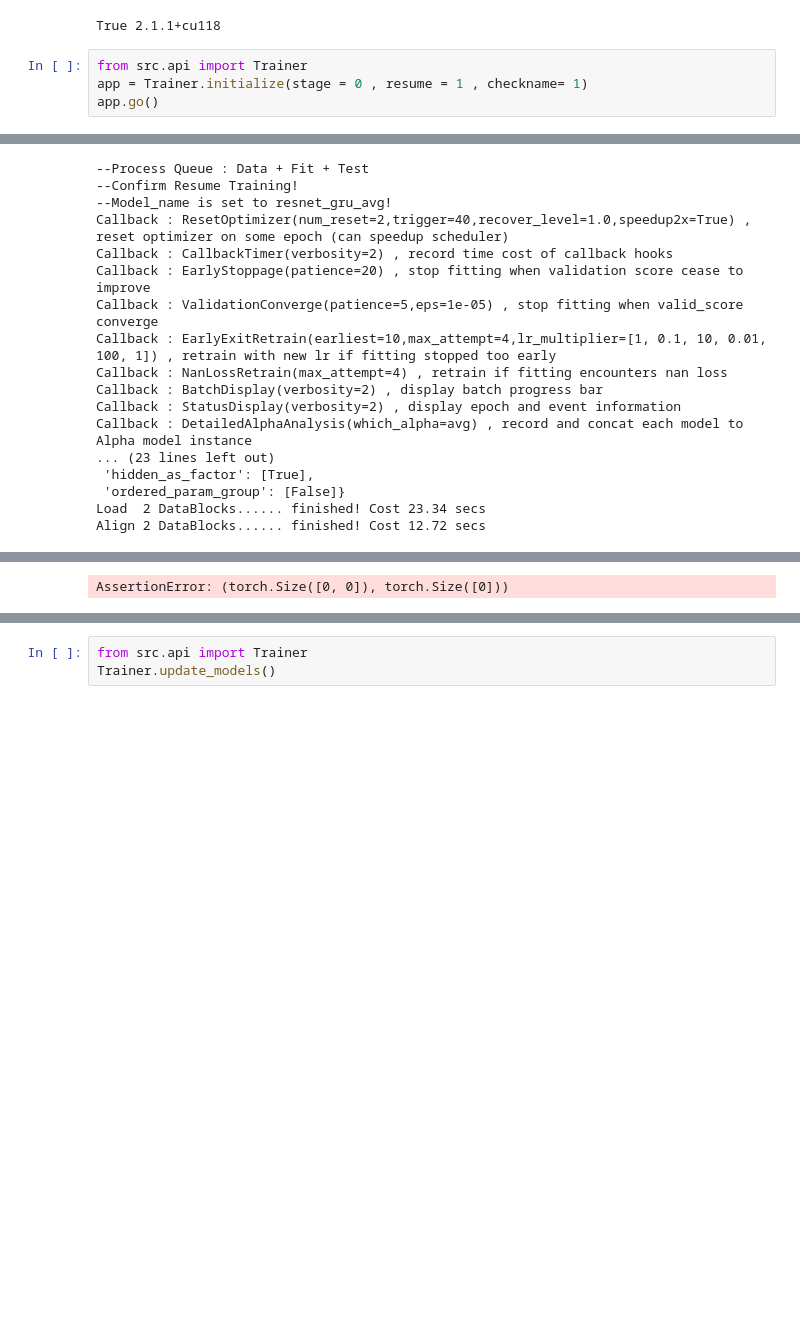
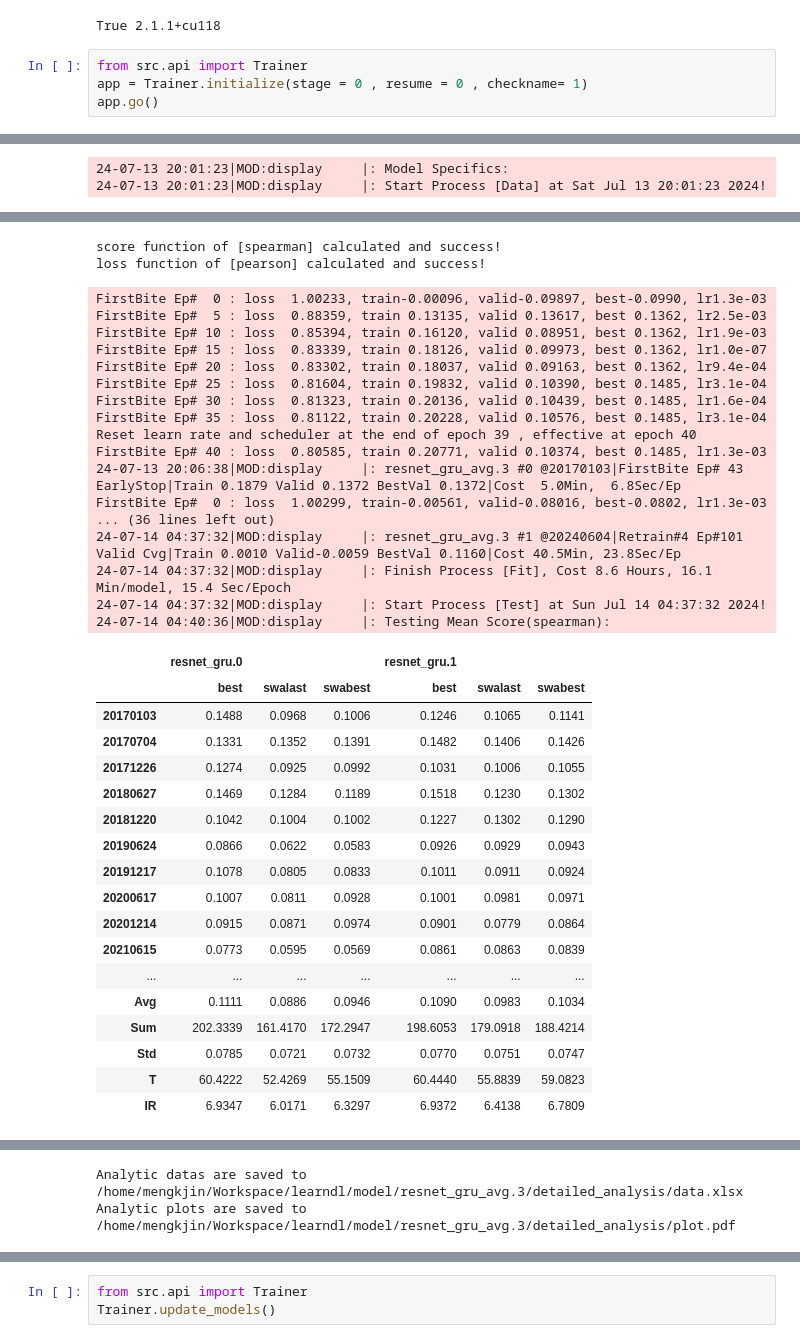
Before and after one commit to mengkjin/learndl, a Jupyter notebook: main_train.ipynb, the cells around one changed output, grey strips where cells are left out. Drawn from its saved outputs; the diff is of its cells as text; blank space fills up the shorter version.

```diff
--- a/main_train.ipynb
+++ b/main_train.ipynb
@@ -5,6 +5,6 @@ print(torch.cuda.is_available() , torch.__version__)
 True 2.1.1+cu118
 # %%
 from src.api import Trainer
-app = Trainer.initialize(stage = 0 , resume = 1 , checkname= 1)
+app = Trainer.initialize(stage = 0 , resume = 0 , checkname= 1)
 app.go()
 # %% [output]
@@ -13,17 +12,2 @@ app.go()
---Process Queue : Data + Fit + Test
---Confirm Resume Training!
---Model_name is set to resnet_gru_avg!
-Callback : ResetOptimizer(num_reset=2,trigger=40,recover_level=1.0,speedup2x=True) , reset optimizer on some epoch (can speedup scheduler)
-Callback : CallbackTimer(verbosity=2) , record time cost of callback hooks
-Callback : EarlyStoppage(patience=20) , stop fitting when validation score cease to improve
-Callback : ValidationConverge(patience=5,eps=1e-05) , stop fitting when valid_score converge
-Callback : EarlyExitRetrain(earliest=10,max_attempt=4,lr_multiplier=[1, 0.1, 10, 0.01, 100, 1]) , retrain with new lr if fitting stopped too early
-Callback : NanLossRetrain(max_attempt=4) , retrain if fitting encounters nan loss
-Callback : BatchDisplay(verbosity=2) , display batch progress bar
-Callback : StatusDisplay(verbosity=2) , display epoch and event information
-Callback : DetailedAlphaAnalysis(which_alpha=avg) , record and concat each model to Alpha model instance
-... (23 lines left out)
- 'hidden_as_factor': [True],
- 'ordered_param_group': [False]}
-Load  2 DataBlocks...... finished! Cost 23.34 secs
-Align 2 DataBlocks...... finished! Cost 12.72 secs
+24-07-13 20:01:23|MOD:display     |: Model Specifics:
+24-07-13 20:01:23|MOD:display     |: Start Process [Data] at Sat Jul 13 20:01:23 2024!
@@ -35 +35,37 @@ Pre-Norming method of [30m] : {'divlast': False, 'histnorm': True}
-AssertionError: (torch.Size([0, 0]), torch.Size([0]))
+score function of [spearman] calculated and success!
+loss function of [pearson] calculated and success!
+FirstBite Ep#  0 : loss  1.00233, train-0.00096, valid-0.09897, best-0.0990, lr1.3e-03
+FirstBite Ep#  5 : loss  0.88359, train 0.13135, valid 0.13617, best 0.1362, lr2.5e-03
+FirstBite Ep# 10 : loss  0.85394, train 0.16120, valid 0.08951, best 0.1362, lr1.9e-03
+FirstBite Ep# 15 : loss  0.83339, train 0.18126, valid 0.09973, best 0.1362, lr1.0e-07
+FirstBite Ep# 20 : loss  0.83302, train 0.18037, valid 0.09163, best 0.1362, lr9.4e-04
+FirstBite Ep# 25 : loss  0.81604, train 0.19832, valid 0.10390, best 0.1485, lr3.1e-04
+FirstBite Ep# 30 : loss  0.81323, train 0.20136, valid 0.10439, best 0.1485, lr1.6e-04
+FirstBite Ep# 35 : loss  0.81122, train 0.20228, valid 0.10576, best 0.1485, lr3.1e-04
+Reset learn rate and scheduler at the end of epoch 39 , effective at epoch 40
+FirstBite Ep# 40 : loss  0.80585, train 0.20771, valid 0.10374, best 0.1485, lr1.3e-03
+24-07-13 20:06:38|MOD:display     |: resnet_gru_avg.3 #0 @20170103|FirstBite Ep# 43 EarlyStop|Train 0.1879 Valid 0.1372 BestVal 0.1372|Cost  5.0Min,  6.8Sec/Ep
+FirstBite Ep#  0 : loss  1.00299, train-0.00561, valid-0.08016, best-0.0802, lr1.3e-03
+... (36 lines left out)
+24-07-14 04:37:32|MOD:display     |: resnet_gru_avg.3 #1 @20240604|Retrain#4 Ep#101 Valid Cvg|Train 0.0010 Valid-0.0059 BestVal 0.1160|Cost 40.5Min, 23.8Sec/Ep
+24-07-14 04:37:32|MOD:display     |: Finish Process [Fit], Cost 8.6 Hours, 16.1 Min/model, 15.4 Sec/Epoch
+24-07-14 04:37:32|MOD:display     |: Start Process [Test] at Sun Jul 14 04:37:32 2024!
+24-07-14 04:40:36|MOD:display     |: Testing Mean Score(spearman):
+|  | resnet_gru.0 |  |  | resnet_gru.1 |  |  |
+|  | best | swalast | swabest | best | swalast | swabest |
+| 20170103 | 0.1488 | 0.0968 | 0.1006 | 0.1246 | 0.1065 | 0.1141 |
+| 20170704 | 0.1331 | 0.1352 | 0.1391 | 0.1482 | 0.1406 | 0.1426 |
+| 20171226 | 0.1274 | 0.0925 | 0.0992 | 0.1031 | 0.1006 | 0.1055 |
+| 20180627 | 0.1469 | 0.1284 | 0.1189 | 0.1518 | 0.1230 | 0.1302 |
+| 20181220 | 0.1042 | 0.1004 | 0.1002 | 0.1227 | 0.1302 | 0.1290 |
+| 20190624 | 0.0866 | 0.0622 | 0.0583 | 0.0926 | 0.0929 | 0.0943 |
+| 20191217 | 0.1078 | 0.0805 | 0.0833 | 0.1011 | 0.0911 | 0.0924 |
+| 20200617 | 0.1007 | 0.0811 | 0.0928 | 0.1001 | 0.0981 | 0.0971 |
+| 20201214 | 0.0915 | 0.0871 | 0.0974 | 0.0901 | 0.0779 | 0.0864 |
+| 20210615 | 0.0773 | 0.0595 | 0.0569 | 0.0861 | 0.0863 | 0.0839 |
+| ... | ... | ... | ... | ... | ... | ... |
+| Avg | 0.1111 | 0.0886 | 0.0946 | 0.1090 | 0.0983 | 0.1034 |
+| Sum | 202.3339 | 161.4170 | 172.2947 | 198.6053 | 179.0918 | 188.4214 |
+| Std | 0.0785 | 0.0721 | 0.0732 | 0.0770 | 0.0751 | 0.0747 |
+| T | 60.4222 | 52.4269 | 55.1509 | 60.4440 | 55.8839 | 59.0823 |
+| IR | 6.9347 | 6.0171 | 6.3297 | 6.9372 | 6.4138 | 6.7809 |
@@ -35,0 +102,2 @@ AssertionError: (torch.Size([0, 0]), torch.Size([0]))
+Analytic datas are saved to /home/mengkjin/Workspace/learndl/model/resnet_gru_avg.3/detailed_analysis/data.xlsx
+Analytic plots are saved to /home/mengkjin/Workspace/learndl/model/resnet_gru_avg.3/detailed_analysis/plot.pdf
```
Also changed, not shown: parts of 3 cells of this notebook, 4 other files.
